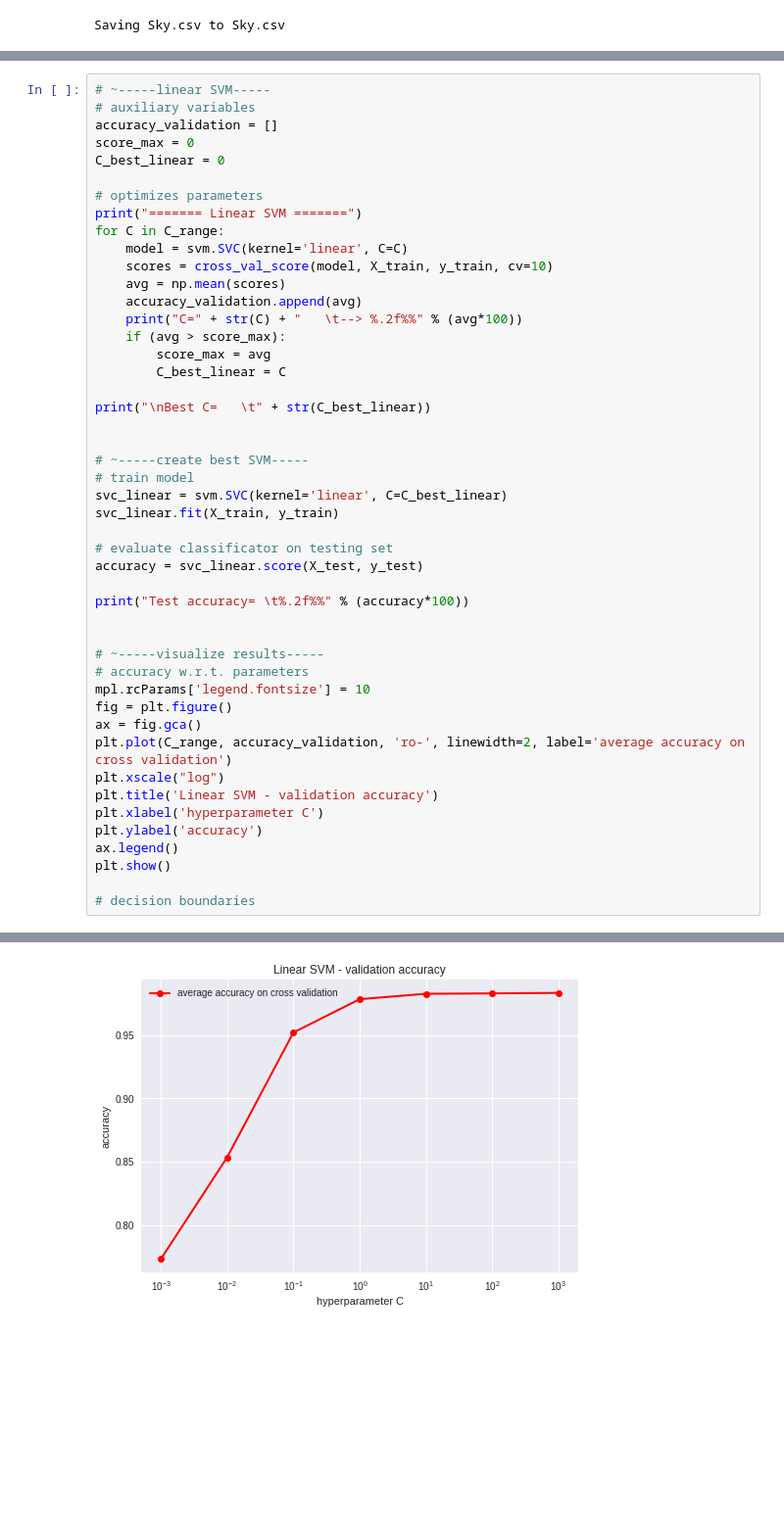
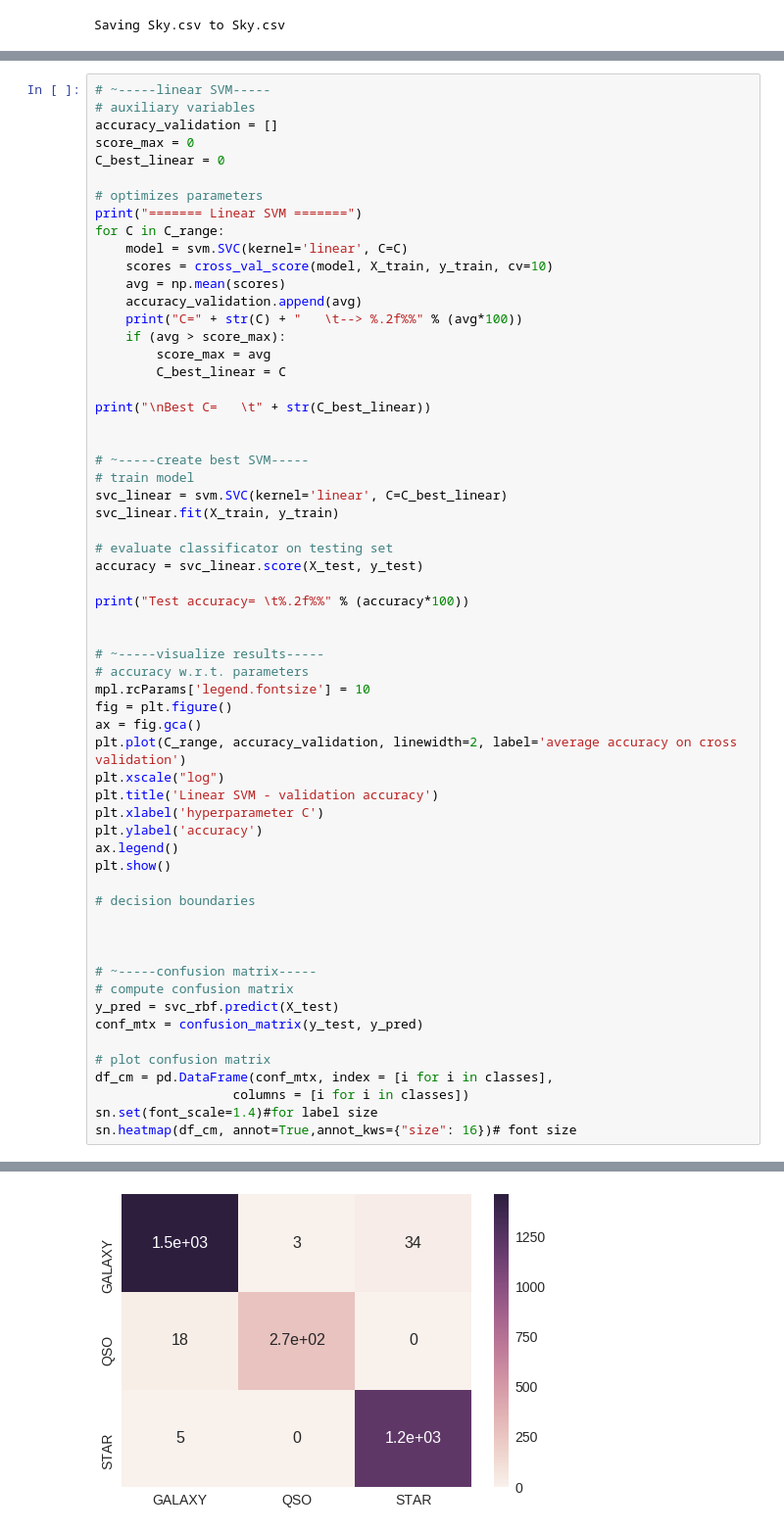
Before and after one commit to MattiaPOLI/DR14, a Jupyter notebook: SVM.ipynb, the cells around one changed output, grey strips where cells are left out. Shown at 98% size. Saved outputs shown, nothing was run; the diff lists cells and outputs as text; blank space fills up the shorter version.

Commit message:
Confusion matrix

```diff
--- a/SVM.ipynb
+++ b/SVM.ipynb
@@ -132,32 +133,45 @@ svc_linear.fit(X_train, y_train)
 accuracy = svc_linear.score(X_test, y_test)
 
 print("Test accuracy= \t%.2f%%" % (accuracy*100))
 
 
 # ~-----visualize results-----
 # accuracy w.r.t. parameters
 mpl.rcParams['legend.fontsize'] = 10
 fig = plt.figure()
 ax = fig.gca()
-plt.plot(C_range, accuracy_validation, 'ro-', linewidth=2, label='average accuracy on cross validation')
+plt.plot(C_range, accuracy_validation, linewidth=2, label='average accuracy on cross validation')
 plt.xscale("log")
 plt.title('Linear SVM - validation accuracy')
 plt.xlabel('hyperparameter C')
 plt.ylabel('accuracy')
 ax.legend()
 plt.show()
 
 # decision boundaries
+
+
+
+# ~-----confusion matrix-----
+# compute confusion matrix
+y_pred = svc_rbf.predict(X_test)
+conf_mtx = confusion_matrix(y_test, y_pred)
+
+# plot confusion matrix
+df_cm = pd.DataFrame(conf_mtx, index = [i for i in classes],
+                  columns = [i for i in classes])
+sn.set(font_scale=1.4)#for label size
+sn.heatmap(df_cm, annot=True,annot_kws={"size": 16})# font size
 # %% [output]
 ======= Linear SVM =======
 C=0.001         --> 77.32%
 C=0.01          --> 85.34%
 C=0.1           --> 95.20%
 C=1.0           --> 97.83%
 C=10.0          --> 98.26%
 C=100.0         --> 98.29%
 C=1000.0        --> 98.33%
 
 Best C=         1000.0
 Test accuracy=  98.20%
-[figure, old version]
+[figure, new version]
```
Also changed, not shown: parts of 4 cells of this notebook.
